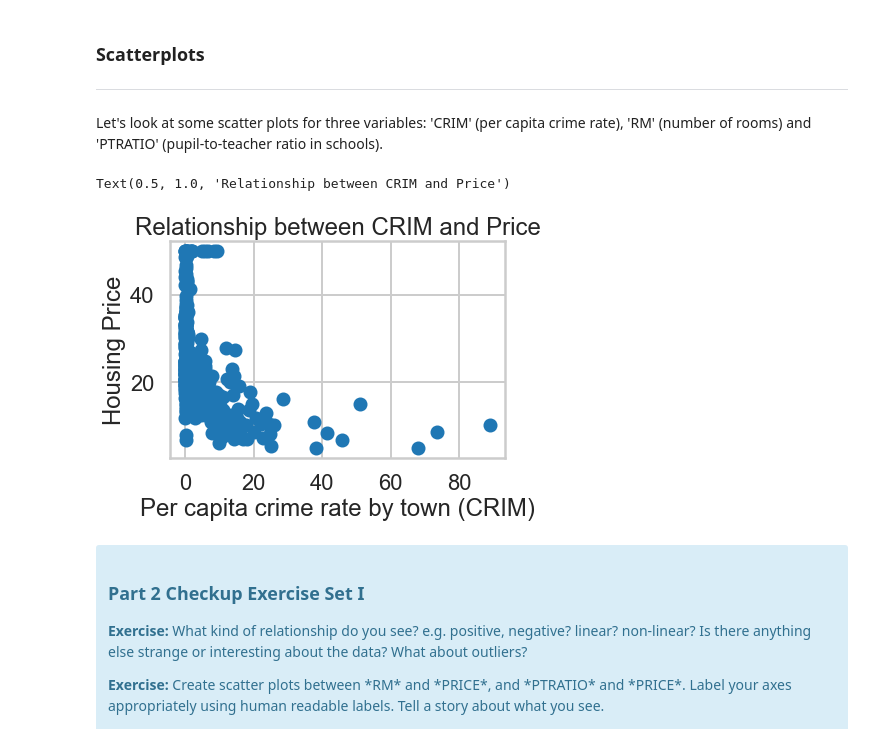
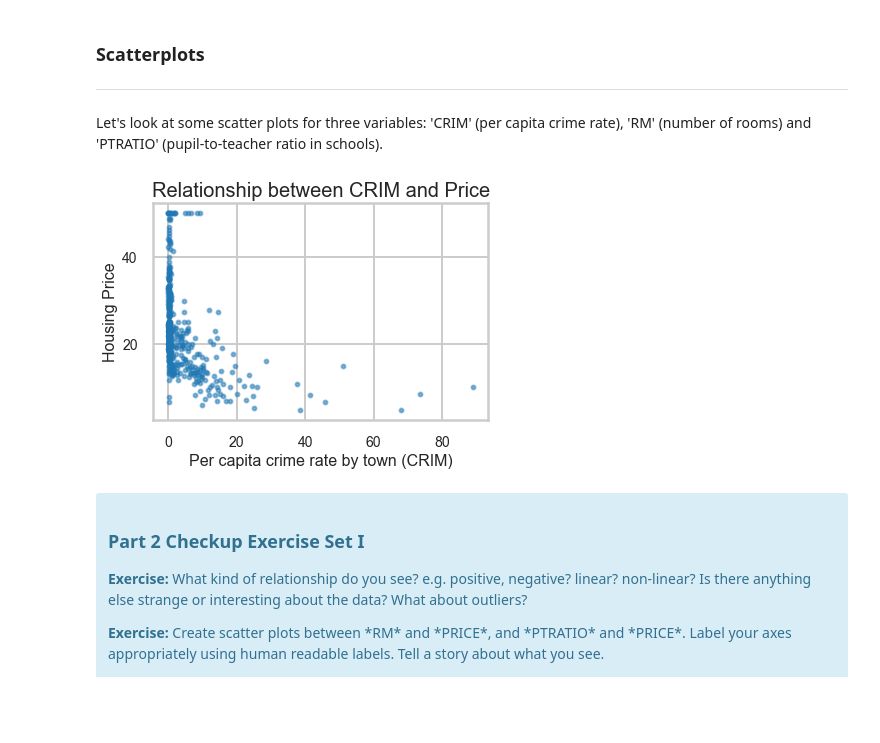
Before and after one commit to ProfAnshul/Linear_regression_Boston-Housing-dataset, a Jupyter notebook: Mini_Project_Linear_Regression.ipynb, the cells around one changed output. Saved outputs shown, nothing was run; the diff lists cells and outputs as text; code cells hidden in the pictures; blank space fills up the shorter version.

```diff
--- a/Mini_Project_Linear_Regression.ipynb
+++ b/Mini_Project_Linear_Regression.ipynb
@@ -258,13 +258,15 @@ bos.describe()
 
 Let's look at some scatter plots for three variables: 'CRIM' (per capita crime rate), 'RM' (number of rooms) and 'PTRATIO' (pupil-to-teacher ratio in schools).
 # %%
-plt.scatter(bos.CRIM, bos.PRICE)
-plt.xlabel("Per capita crime rate by town (CRIM)")
-plt.ylabel("Housing Price")
-plt.title("Relationship between CRIM and Price")
+plt.scatter(bos.CRIM, bos.PRICE,s=15,alpha=0.5)
+plt.xlabel("Per capita crime rate by town (CRIM)",fontsize = 16)
+plt.ylabel("Housing Price",fontsize = 16)
+plt.title("Relationship between CRIM and Price",fontsize = 20)
+plt.xticks(fontsize=14)
+plt.yticks(fontsize=14)
+plt.show()
 # %% [output]
-Text(0.5, 1.0, 'Relationship between CRIM and Price')
-[figure, old version]
+[figure, new version]
 # %% [markdown]
 <div class="span5 alert alert-info">
 <h3>Part 2 Checkup Exercise Set I</h3>
```
Also changed, not shown: parts of 59 cells of this notebook.
